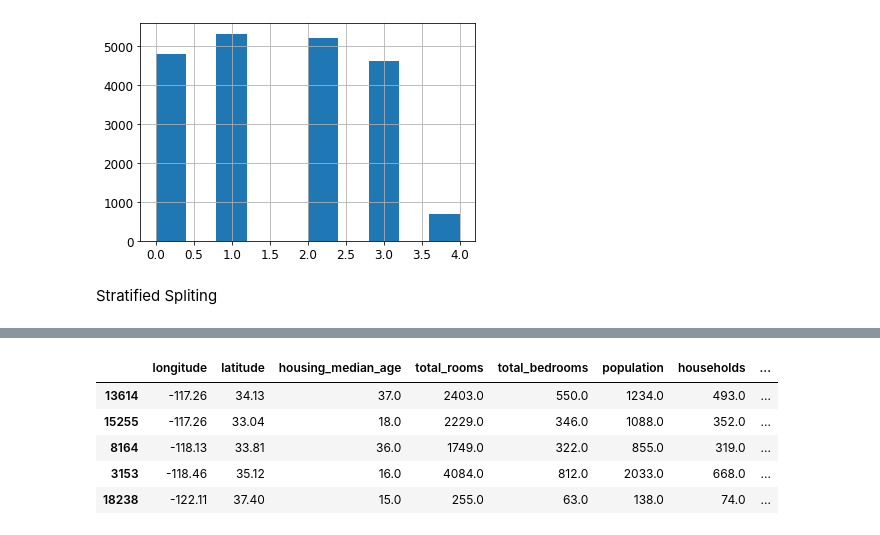
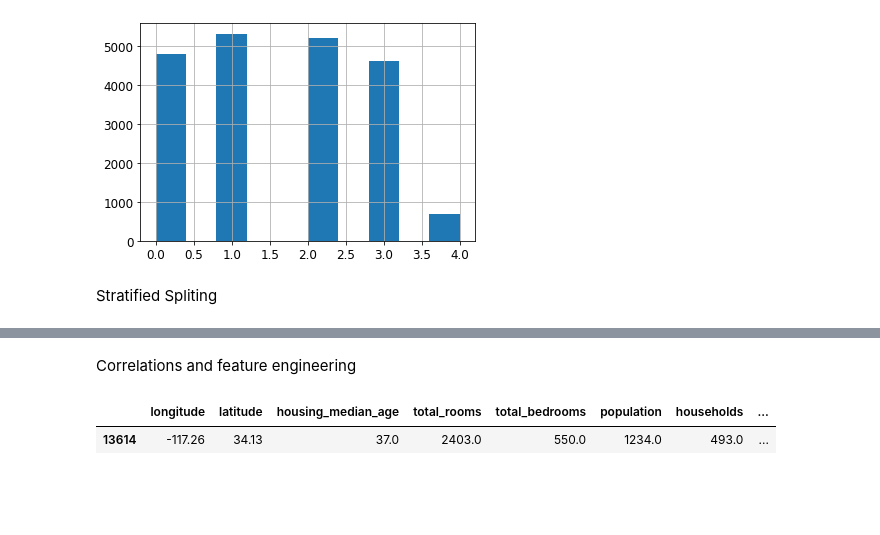
Before and after one commit to MaudDK/ML-Calfornia-Housing-Dataset-Geron, a Jupyter notebook: explore.ipynb, the cells around one changed output, grey strips where cells are left out. Saved outputs shown, nothing was run; the diff lists cells and outputs as text; code cells hidden in the pictures; blank space fills up the shorter version.

```diff
--- a/explore.ipynb
+++ b/explore.ipynb
@@ -198,9 +192,9 @@ Name: income_cat, dtype: float64
-# %%
-train_set.head()
-# %% [output]
-|  | longitude | latitude | housing_median_age | total_rooms | total_bedrooms | population | households | ... |
-| 13614 | -117.26 | 34.13 | 37.0 | 2403.0 | 550.0 | 1234.0 | 493.0 | ... |
-| 15255 | -117.26 | 33.04 | 18.0 | 2229.0 | 346.0 | 1088.0 | 352.0 | ... |
-| 8164 | -118.13 | 33.81 | 36.0 | 1749.0 | 322.0 | 855.0 | 319.0 | ... |
-| 3153 | -118.46 | 35.12 | 16.0 | 4084.0 | 812.0 | 2033.0 | 668.0 | ... |
-| 18238 | -122.11 | 37.40 | 15.0 | 255.0 | 63.0 | 138.0 | 74.0 | ... |
+# %% [markdown]
+Correlations and feature engineering
+# %%
+#We are going to leave the test set alone for now and make a copy of the new trainset
+housing = train_set.copy()
+housing.head(1)
+# %% [output]
+|  | longitude | latitude | housing_median_age | total_rooms | total_bedrooms | population | households | ... |
+| 13614 | -117.26 | 34.13 | 37.0 | 2403.0 | 550.0 | 1234.0 | 493.0 | ... |
```
Also changed, not shown: parts of 16 cells of this notebook, 3 other files.
